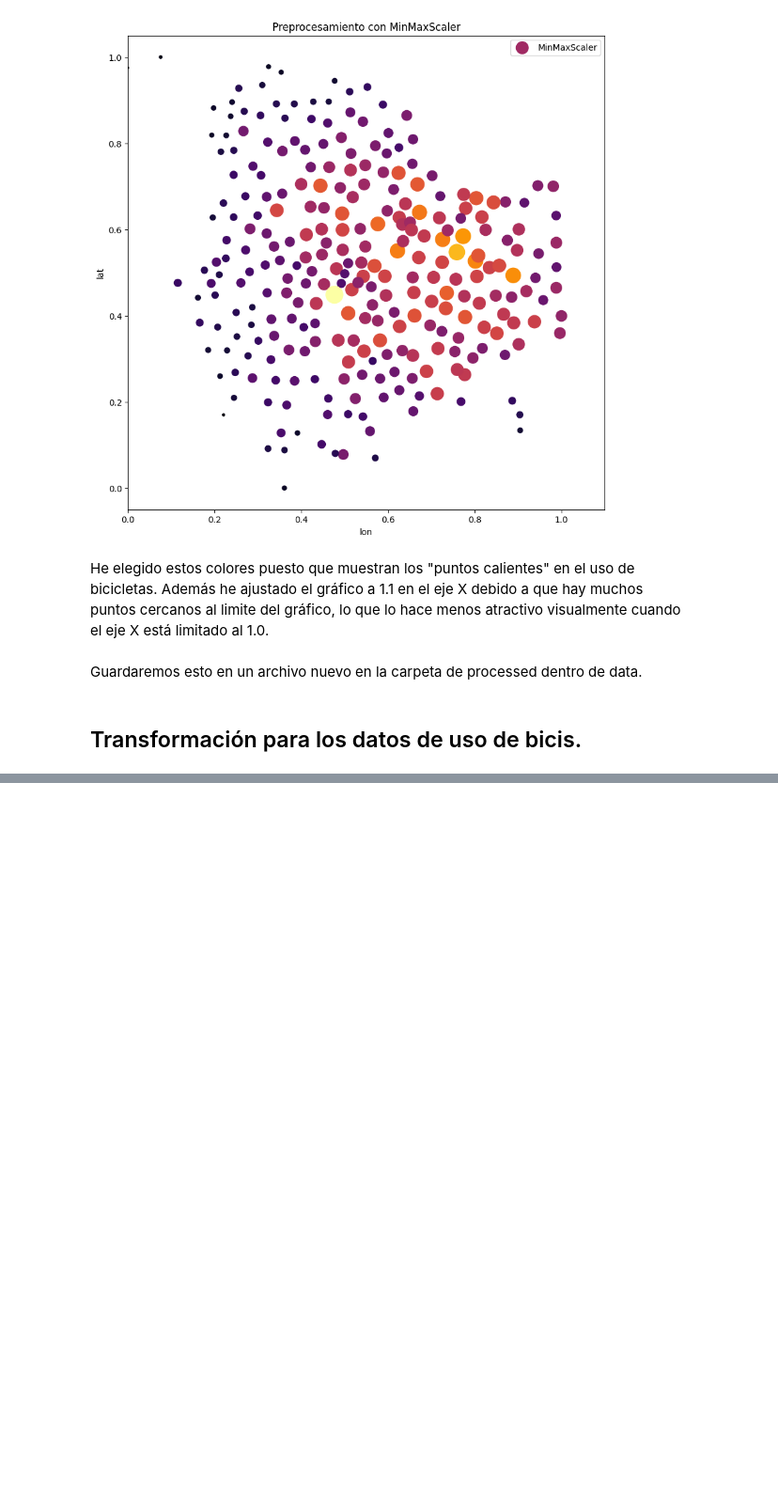
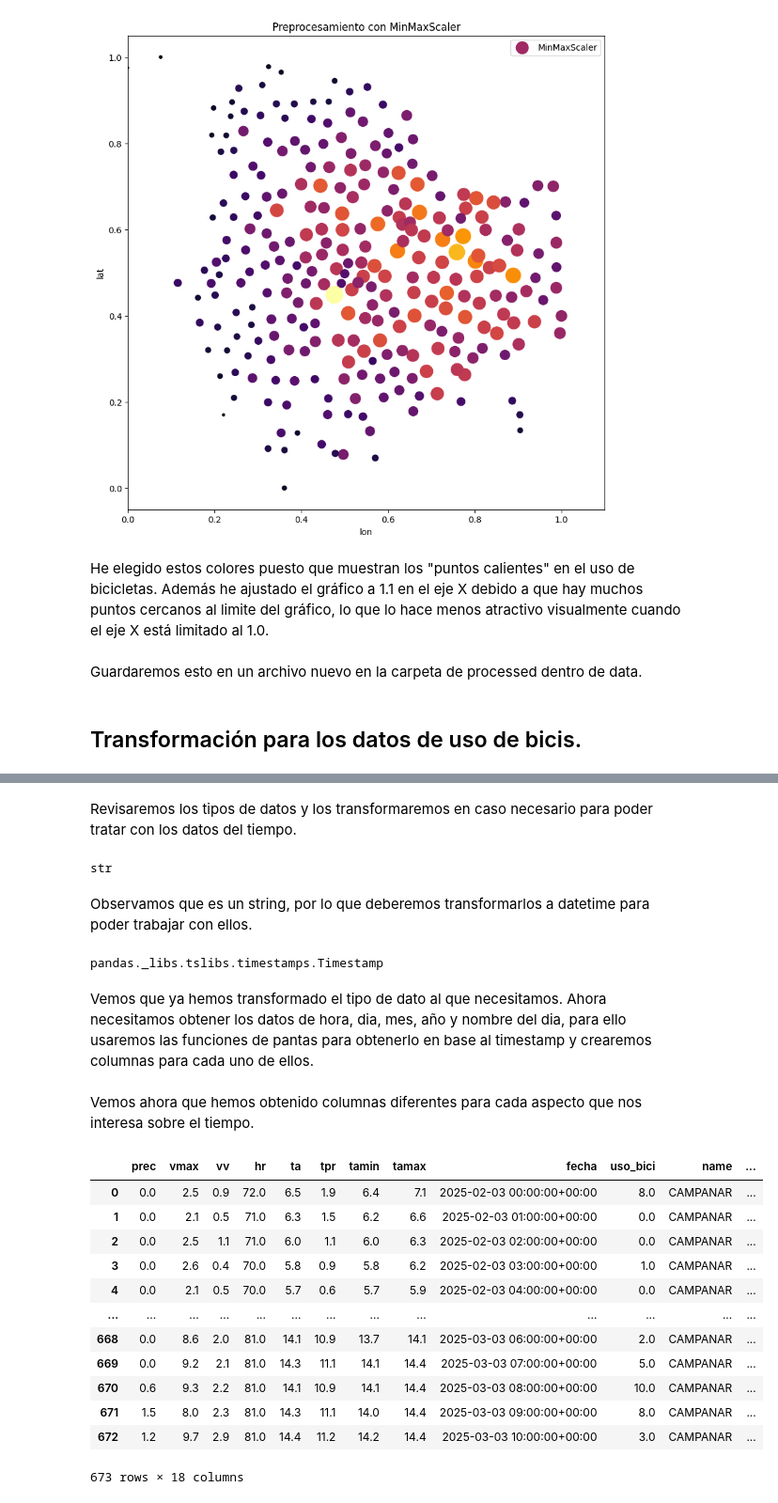
Before and after one commit to LordLiberte/Portfolio, a Jupyter notebook: Practica2/notebooks/5_transformaciones.ipynb, the cells around one changed output, grey strips where cells are left out. Shown at 94% size. Drawn from its saved outputs; the diff is of its cells as text; code cells hidden in the pictures; blank space fills up the shorter version.

```diff
--- a/Practica2/notebooks/5_transformaciones.ipynb
+++ b/Practica2/notebooks/5_transformaciones.ipynb
@@ -84,0 +88,6 @@ df_transf.to_csv('./data/processed/usobarriosmeteo.csv', index=False)
+# %%
+df = pd.read_csv('./data/interim/usobarriosmeteo.csv')
+# Obtenemos los datos relacionado a campanar y le reseteamos el indice para poder acceder facilmente
+df_campanar = df.loc[df['name'].isin(["CAMPANAR"]), :].reset_index(drop=True)
+
+df_campanar
@@ -84,0 +108,43 @@ df_transf.to_csv('./data/processed/usobarriosmeteo.csv', index=False)
+# %% [markdown]
+Revisaremos los tipos de datos y los transformaremos en caso necesario para poder tratar con los datos del tiempo.
+# %%
+type(df_campanar['fecha'][1])
+# %% [output]
+str
+# %% [markdown]
+Observamos que es un string, por lo que deberemos transformarlos a datetime para poder trabajar con ellos.
+# %%
+df_campanar["fecha"] = pd.to_datetime(df_campanar["fecha"])
+# %%
+type(df_campanar['fecha'][0])
+# %% [output]
+pandas._libs.tslibs.timestamps.Timestamp
+# %% [markdown]
+Vemos que ya hemos transformado el tipo de dato al que necesitamos. Ahora necesitamos obtener los datos de hora, dia, mes, año y nombre del dia, para ello usaremos las funciones de pantas para obtenerlo en base al timestamp y crearemos columnas para cada uno de ellos.
+# %%
+df_campanar['hora'] = pd.to_datetime(df_campanar['fecha']).dt.hour # Extraer la hora
+df_campanar['dia'] = pd.to_datetime(df_campanar['fecha']).dt.day # Extraer el día
+df_campanar['mes'] = pd.to_datetime(df_campanar['fecha']).dt.month # Extraer el mes
+df_campanar['anio'] = pd.to_datetime(df_campanar['fecha']).dt.year # Extraer el año
+df_campanar['dia_nombre'] = pd.to_datetime(df['fecha']).dt.day_name() # Extraer el nombre del día
+# Monday=0, Sunday=6
+df_campanar['dia_semana'] = df_campanar['fecha'].dt.day_of_week # Extraer el día de la semana
+df_campanar['findesemana'] = np.where(df_campanar['dia_semana']>4, 1, 0) # 1=fin de semana, 0=día laborable
+# %% [markdown]
+Vemos ahora que hemos obtenido columnas diferentes para cada aspecto que nos interesa sobre el tiempo.
+# %%
+df_campanar
+# %% [output]
+|  | prec | vmax | vv | hr | ta | tpr | tamin | tamax | fecha | uso_bici | name | ... |
+| 0 | 0.0 | 2.5 | 0.9 | 72.0 | 6.5 | 1.9 | 6.4 | 7.1 | 2025-02-03 00:00:00+00:00 | 8.0 | CAMPANAR | ... |
+| 1 | 0.0 | 2.1 | 0.5 | 71.0 | 6.3 | 1.5 | 6.2 | 6.6 | 2025-02-03 01:00:00+00:00 | 0.0 | CAMPANAR | ... |
+| 2 | 0.0 | 2.5 | 1.1 | 71.0 | 6.0 | 1.1 | 6.0 | 6.3 | 2025-02-03 02:00:00+00:00 | 0.0 | CAMPANAR | ... |
+| 3 | 0.0 | 2.6 | 0.4 | 70.0 | 5.8 | 0.9 | 5.8 | 6.2 | 2025-02-03 03:00:00+00:00 | 1.0 | CAMPANAR | ... |
+| 4 | 0.0 | 2.1 | 0.5 | 70.0 | 5.7 | 0.6 | 5.7 | 5.9 | 2025-02-03 04:00:00+00:00 | 0.0 | CAMPANAR | ... |
+| ... | ... | ... | ... | ... | ... | ... | ... | ... | ... | ... | ... | ... |
+| 668 | 0.0 | 8.6 | 2.0 | 81.0 | 14.1 | 10.9 | 13.7 | 14.1 | 2025-03-03 06:00:00+00:00 | 2.0 | CAMPANAR | ... |
+| 669 | 0.0 | 9.2 | 2.1 | 81.0 | 14.3 | 11.1 | 14.1 | 14.4 | 2025-03-03 07:00:00+00:00 | 5.0 | CAMPANAR | ... |
+| 670 | 0.6 | 9.3 | 2.2 | 81.0 | 14.1 | 10.9 | 14.1 | 14.4 | 2025-03-03 08:00:00+00:00 | 10.0 | CAMPANAR | ... |
+| 671 | 1.5 | 8.0 | 2.3 | 81.0 | 14.3 | 11.1 | 14.0 | 14.4 | 2025-03-03 09:00:00+00:00 | 8.0 | CAMPANAR | ... |
+| 672 | 1.2 | 9.7 | 2.9 | 81.0 | 14.4 | 11.2 | 14.2 | 14.4 | 2025-03-03 10:00:00+00:00 | 3.0 | CAMPANAR | ... |
+673 rows × 18 columns
```
Also changed, not shown: parts of 6 cells of this notebook, 2 other files.
